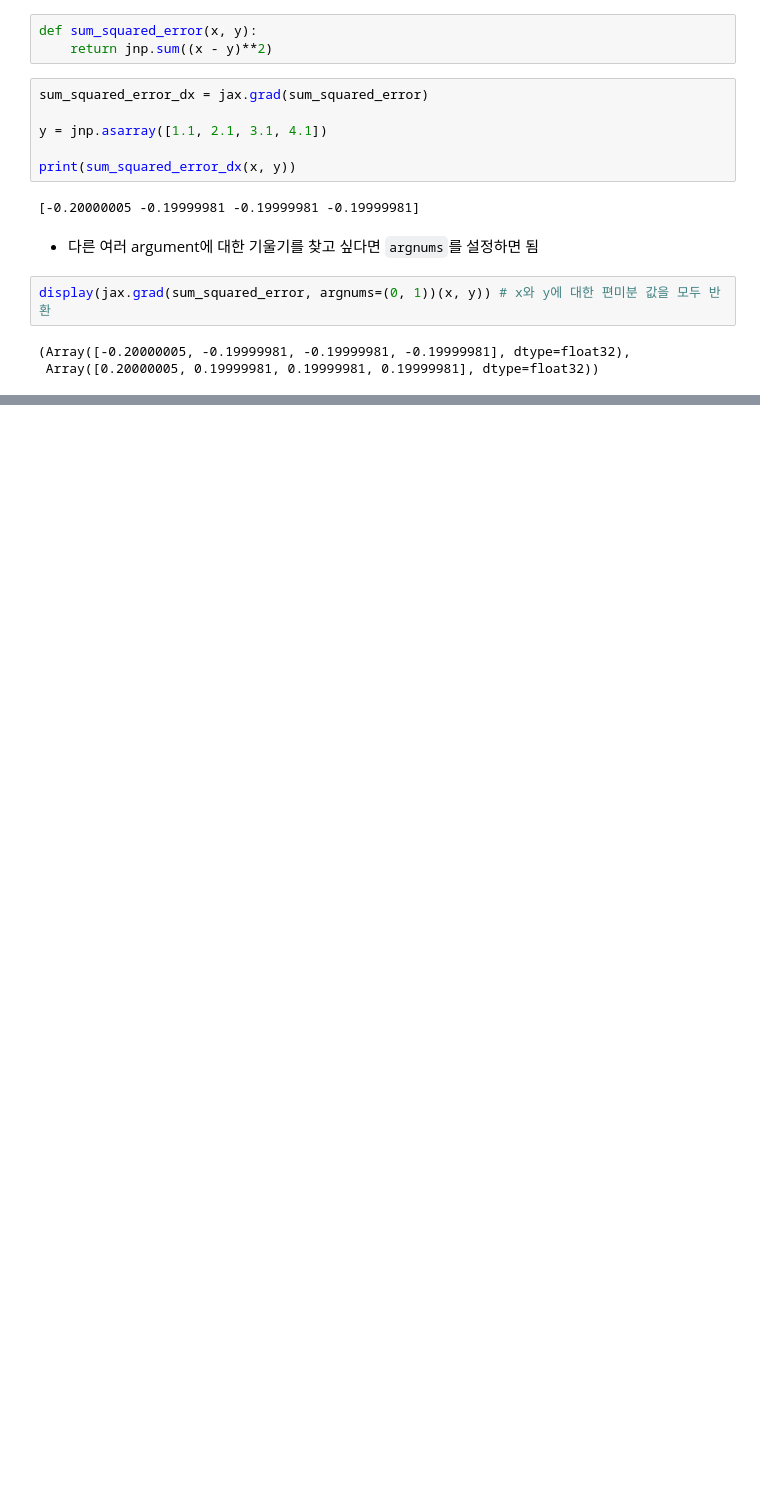
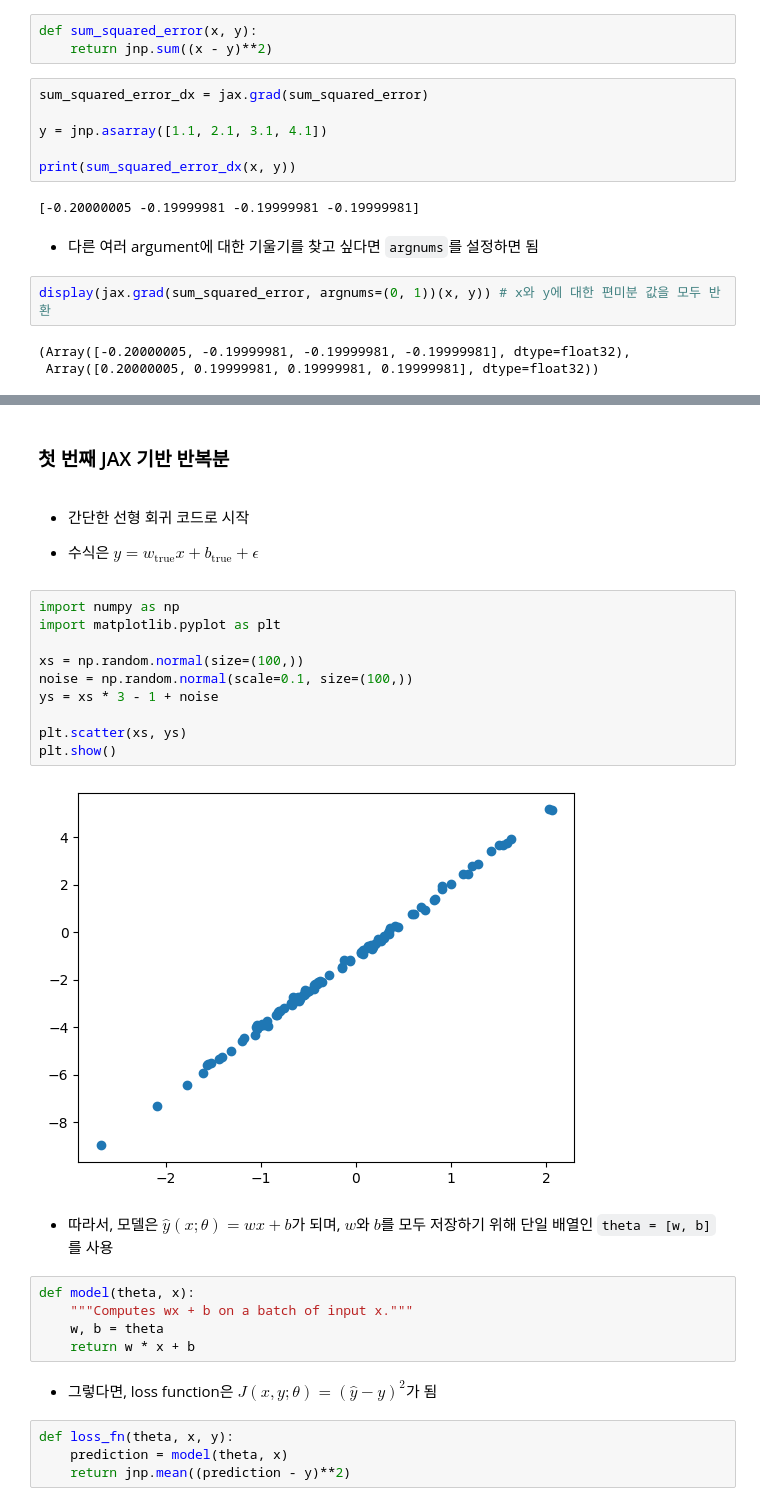
Before and after one commit to TrainToGPB/jax_practice, a Jupyter notebook: 1_jax_as_accelerated_numpy.ipynb, the cells around one changed output, grey strips where cells are left out. Drawn from its saved outputs; the diff is of its cells as text; blank space fills up the shorter version.

Commit message:
done: complete 1 - jax as accelerated numpy

```diff
--- a/1_jax_as_accelerated_numpy.ipynb
+++ b/1_jax_as_accelerated_numpy.ipynb
@@ -91,0 +213,31 @@ display(jax.grad(sum_squared_error, argnums=(0, 1))(x, y)) # x와 y에 대한
+# %% [markdown]
+### 첫 번째 JAX 기반 반복분
+# %% [markdown]
+- 간단한 선형 회귀 코드로 시작
+
+- 수식은 $y = w_{\text{true}}x + b_{\text{true}} + \epsilon$
+# %%
+import numpy as np
+import matplotlib.pyplot as plt
+
+xs = np.random.normal(size=(100,))
+noise = np.random.normal(scale=0.1, size=(100,))
+ys = xs * 3 - 1 + noise
+
+plt.scatter(xs, ys)
+plt.show()
+# %% [output]
+[figure, added]
+# %% [markdown]
+- 따라서, 모델은 $\hat{y}(x;\theta) = wx + b$가 되며, $w$와 $b$를 모두 저장하기 위해 단일 배열인 `theta = [w, b]`를 사용
+# %%
+def model(theta, x):
+    """Computes wx + b on a batch of input x."""
+    w, b = theta
+    return w * x + b
+# %% [markdown]
+- 그렇다면, loss function은 $J(x,y;\theta) = (\hat{y} - y)^2$가 됨
+# %%
+def loss_fn(theta, x, y):
+    prediction = model(theta, x)
+    return jnp.mean((prediction - y)**2)
```
Also changed, not shown: parts of 24 cells of this notebook.
